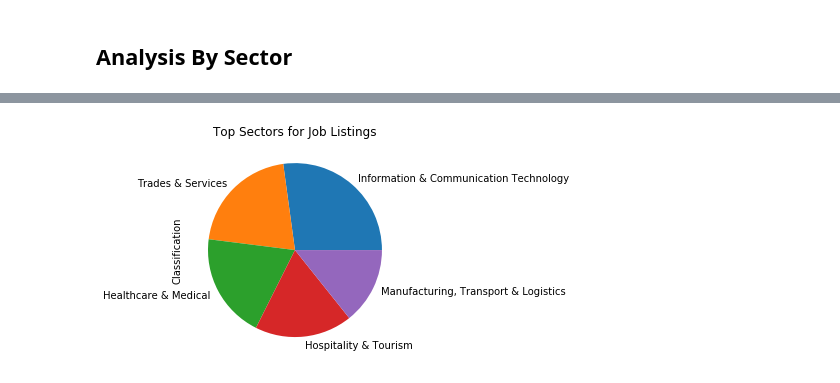
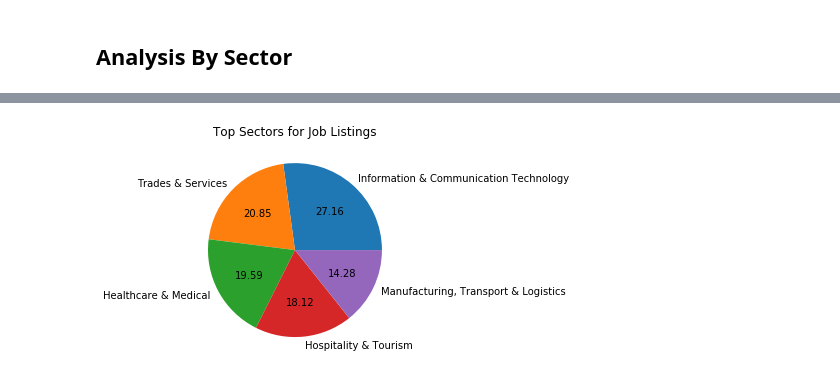
Before and after one commit to RyanWillie/Big-Data-Assignment, a Jupyter notebook: Notebook.ipynb, the cells around one changed output, grey strips where cells are left out. Saved outputs shown, nothing was run; the diff lists cells and outputs as text; code cells hidden in the pictures.

```diff
--- a/Notebook.ipynb
+++ b/Notebook.ipynb
@@ -272,7 +275,8 @@ CEO & General Management                    626
 Self Employment                              80
 Name: Classification, dtype: int64
 # %%
-sector_counts[0:5].plot(kind='pie', title="Top Sectors for Job Listings")
+sector_counts[0:5].plot(kind='pie', title="Top Sectors for Job Listings", autopct='%.2f')
+plt.ylabel("")
 plt.show()
 # %% [output]
-[figure, old version]
+[figure, new version]
```
Also changed, not shown: parts of 9 cells of this notebook.
